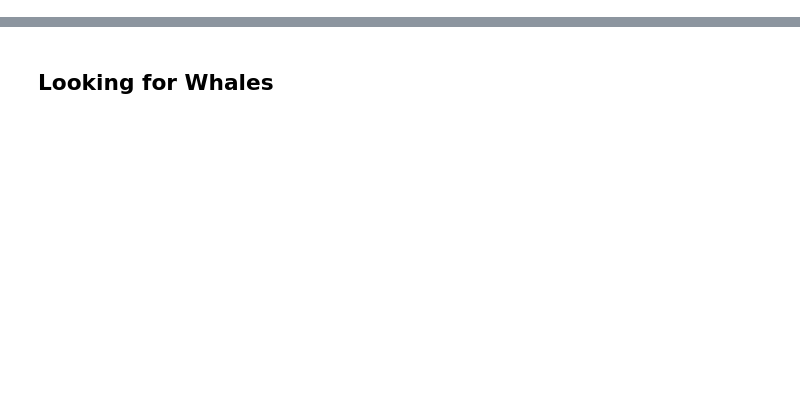
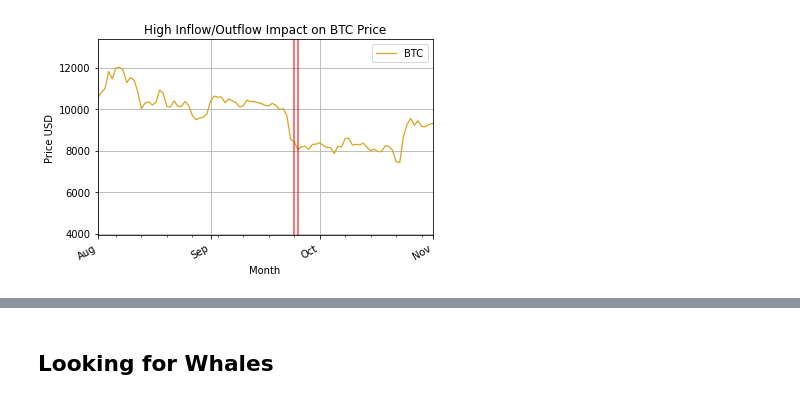
Before and after one commit to amberdata/evan-blog-posts, a Jupyter notebook: bitmex_flows/notebooks/1.0-ea-analysis.ipynb, the cells around one changed output, grey strips where cells are left out. Cells and saved outputs as stored; diff of their text form; code cells hidden in the pictures; blank space fills up the shorter version.

```diff
--- a/bitmex_flows/notebooks/1.0-ea-analysis.ipynb
+++ b/bitmex_flows/notebooks/1.0-ea-analysis.ipynb
@@ -72,0 +83,29 @@ plt.show()
+# %%
+fig, ax = plt.subplots()
+
+ax.plot(data.close, color="goldenrod", lw=1.25)
+
+# add the high inflow/outflow days
+for i in data.index[data.anom==1]:
+    if data.loc[i].net > 0:
+        ax.axvline(i, color='g', alpha=0.7)
+    else:
+        ax.axvline(i, color='r', alpha=0.7)
+
+# set the ticks
+ax.xaxis.set_major_locator(months)
+ax.xaxis.set_major_formatter(monthsFmt)
+ax.xaxis.set_minor_locator(weeks)
+
+# add grid
+ax.grid(True)
+ax.set_title("High Inflow/Outflow Impact on BTC Price")
+# format ticks
+fig.autofmt_xdate()
+ax.legend(["BTC"])
+ax.set_ylabel("Price USD")
+ax.set_xlabel("Month")
+plt.xlim(datetime.date(2019, 8, 1), datetime.date(2019, 11, 1))
+plt.show()
+# %% [output]
+[figure, added]
```
Also changed, not shown: parts of 20 cells of this notebook, 2 other files.
